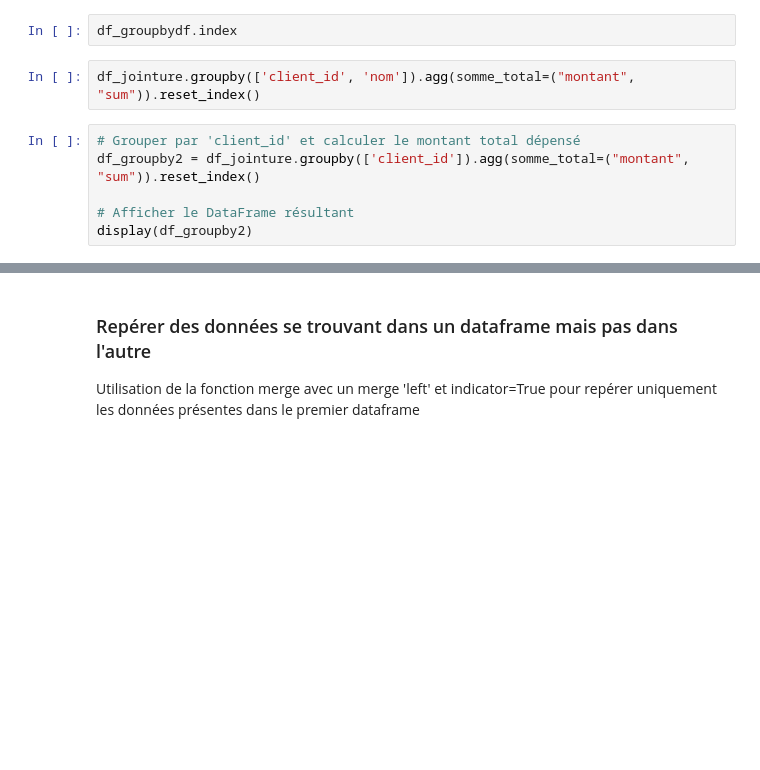
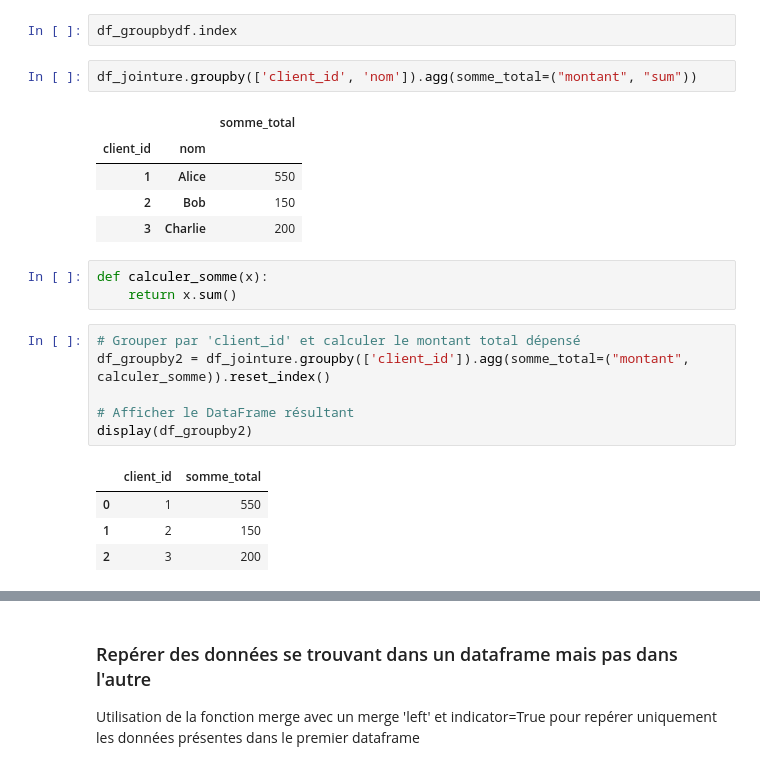
Before and after one commit to ZorroLeVrai/Python.Bureautique, a Jupyter notebook: Notebooks/Jointures_GroupBy.ipynb, the cells around one changed output, grey strips where cells are left out. Drawn from its saved outputs; the diff is of its cells as text; blank space fills up the shorter version.

```diff
--- a/Notebooks/Jointures_GroupBy.ipynb
+++ b/Notebooks/Jointures_GroupBy.ipynb
@@ -167,12 +184,26 @@ df_groupbydf
 # %%
 df_groupbydf.index
 # %%
-df_jointure.groupby(['client_id', 'nom']).agg(somme_total=("montant", "sum")).reset_index()
+df_jointure.groupby(['client_id', 'nom']).agg(somme_total=("montant", "sum"))
+# %% [output]
+|  |  | somme_total |
+| client_id | nom |  |
+| 1 | Alice | 550 |
+| 2 | Bob | 150 |
+| 3 | Charlie | 200 |
+# %%
+def calculer_somme(x):
+    return x.sum()
 # %%
 # Grouper par 'client_id' et calculer le montant total dépensé
-df_groupby2 = df_jointure.groupby(['client_id']).agg(somme_total=("montant", "sum")).reset_index()
+df_groupby2 = df_jointure.groupby(['client_id']).agg(somme_total=("montant", calculer_somme)).reset_index()
 
 # Afficher le DataFrame résultant
 display(df_groupby2)
+# %% [output]
+|  | client_id | somme_total |
+| 0 | 1 | 550 |
+| 1 | 2 | 150 |
+| 2 | 3 | 200 |
 # %%
 df_groupby2["somme_total"].sum()
```
Also changed, not shown: parts of 4 cells of this notebook, 2 other files.
